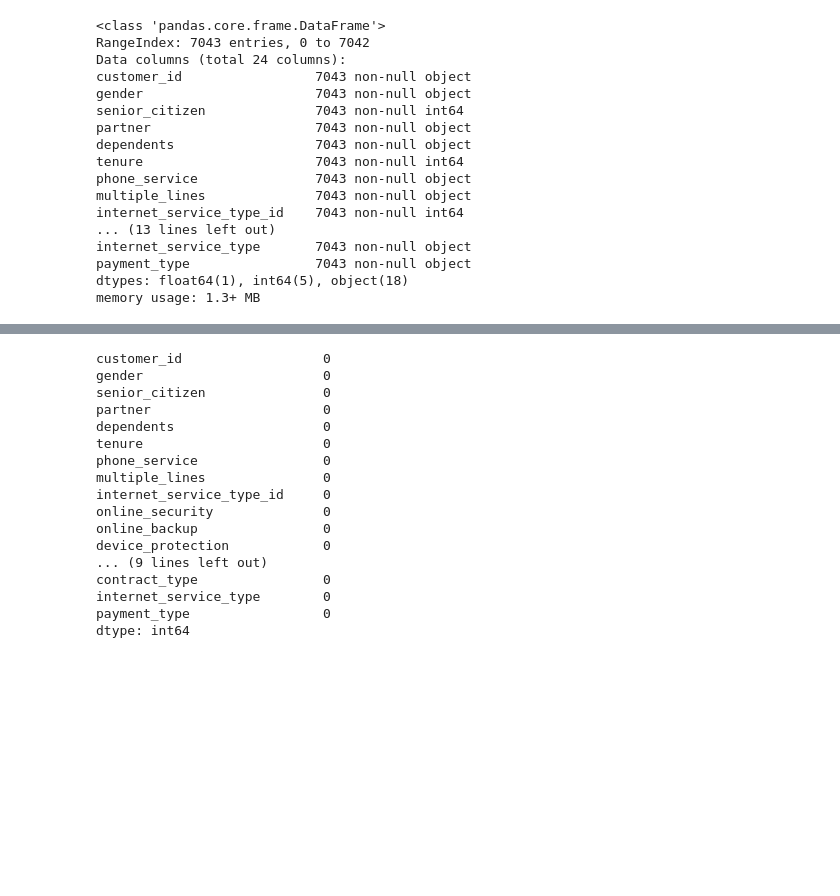
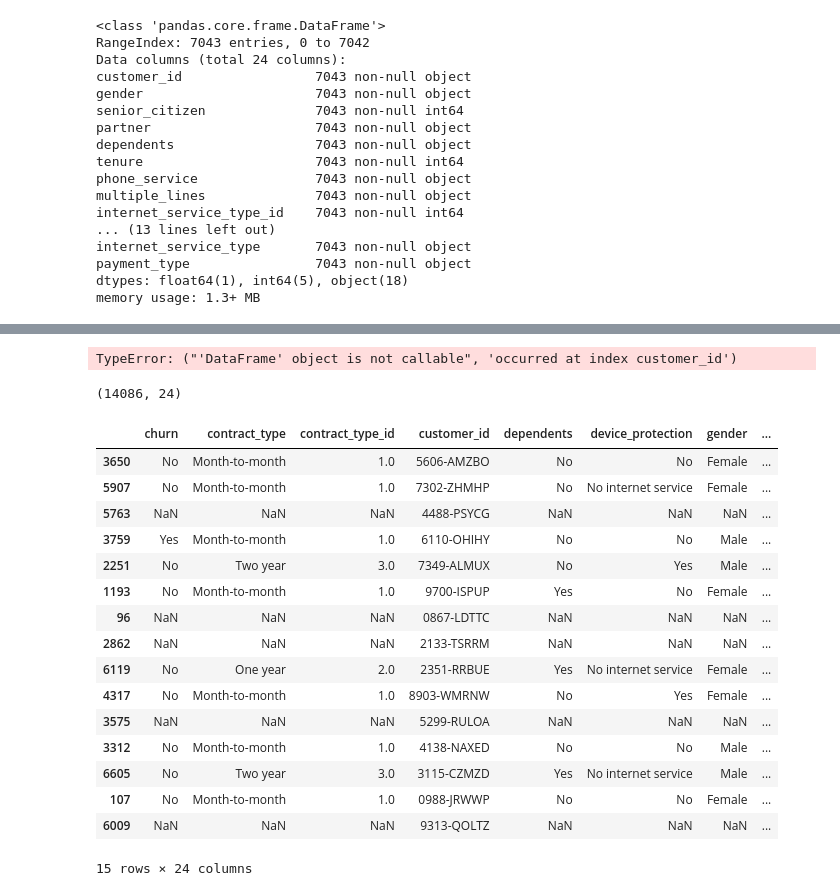
Before and after one commit to classification-orion-matthew/classification_orion_matthew, a Jupyter notebook: orion_class_proj_draft.ipynb, the cells around one changed output, grey strips where cells are left out. Drawn from its saved outputs; the diff is of its cells as text; code cells hidden in the pictures; blank space fills up the shorter version.

```diff
--- a/orion_class_proj_draft.ipynb
+++ b/orion_class_proj_draft.ipynb
@@ -98,28 +115,39 @@ df['total_charges'] = df['total_charges'].convert_objects(convert_numeric=True)
+# %%
+df1 = df.loc[:, ~df.columns.str.endswith('_e')]
+df1 = df1.apply(df[['customer_id', 'monthly_charges', 'total_charges']])
+df1.shape
+df.shape
+# %% [output]
+TypeError: ("'DataFrame' object is not callable", 'occurred at index customer_id')
+# %%
+df1.shape
+# %% [output]
+(14086, 24)
+# %%
+df1.sample(15)
+# %% [output]
+|  | churn | contract_type | contract_type_id | customer_id | dependents | device_protection | gender | ... |
+| 3650 | No | Month-to-month | 1.0 | 5606-AMZBO | No | No | Female | ... |
+| 5907 | No | Month-to-month | 1.0 | 7302-ZHMHP | No | No internet service | Female | ... |
+| 5763 | NaN | NaN | NaN | 4488-PSYCG | NaN | NaN | NaN | ... |
+| 3759 | Yes | Month-to-month | 1.0 | 6110-OHIHY | No | No | Male | ... |
+| 2251 | No | Two year | 3.0 | 7349-ALMUX | No | Yes | Male | ... |
+| 1193 | No | Month-to-month | 1.0 | 9700-ISPUP | Yes | No | Female | ... |
+| 96 | NaN | NaN | NaN | 0867-LDTTC | NaN | NaN | NaN | ... |
+| 2862 | NaN | NaN | NaN | 2133-TSRRM | NaN | NaN | NaN | ... |
+| 6119 | No | One year | 2.0 | 2351-RRBUE | Yes | No internet service | Female | ... |
+| 4317 | No | Month-to-month | 1.0 | 8903-WMRNW | No | Yes | Female | ... |
+| 3575 | NaN | NaN | NaN | 5299-RULOA | NaN | NaN | NaN | ... |
+| 3312 | No | Month-to-month | 1.0 | 4138-NAXED | No | No | Male | ... |
+| 6605 | No | Two year | 3.0 | 3115-CZMZD | Yes | No internet service | Male | ... |
+| 107 | No | Month-to-month | 1.0 | 0988-JRWWP | No | No | Female | ... |
+| 6009 | NaN | NaN | NaN | 9313-QOLTZ | NaN | NaN | NaN | ... |
+15 rows × 24 columns
 # %%
 for col in df['partner', 'dependents', 'phone_service',
               'online_security', 'streaming_movies',
               'paperless_billing', 'churn']:
     df[col] = df[col].apply(lambda x: 1 if x == 'Yes' else 0)
-# %%
-df.
-# %% [output]
-customer_id                  0
-gender                       0
-senior_citizen               0
-partner                      0
-dependents                   0
-tenure                       0
-phone_service                0
-multiple_lines               0
-internet_service_type_id     0
-online_security              0
-online_backup                0
-device_protection            0
-... (9 lines left out)
-contract_type                0
-internet_service_type        0
-payment_type                 0
-dtype: int64
 # %%
 # def df_value_counts(df):
 for col in df.drop(columns=('customer_id')):
```
Also changed, not shown: parts of 10 cells of this notebook.
